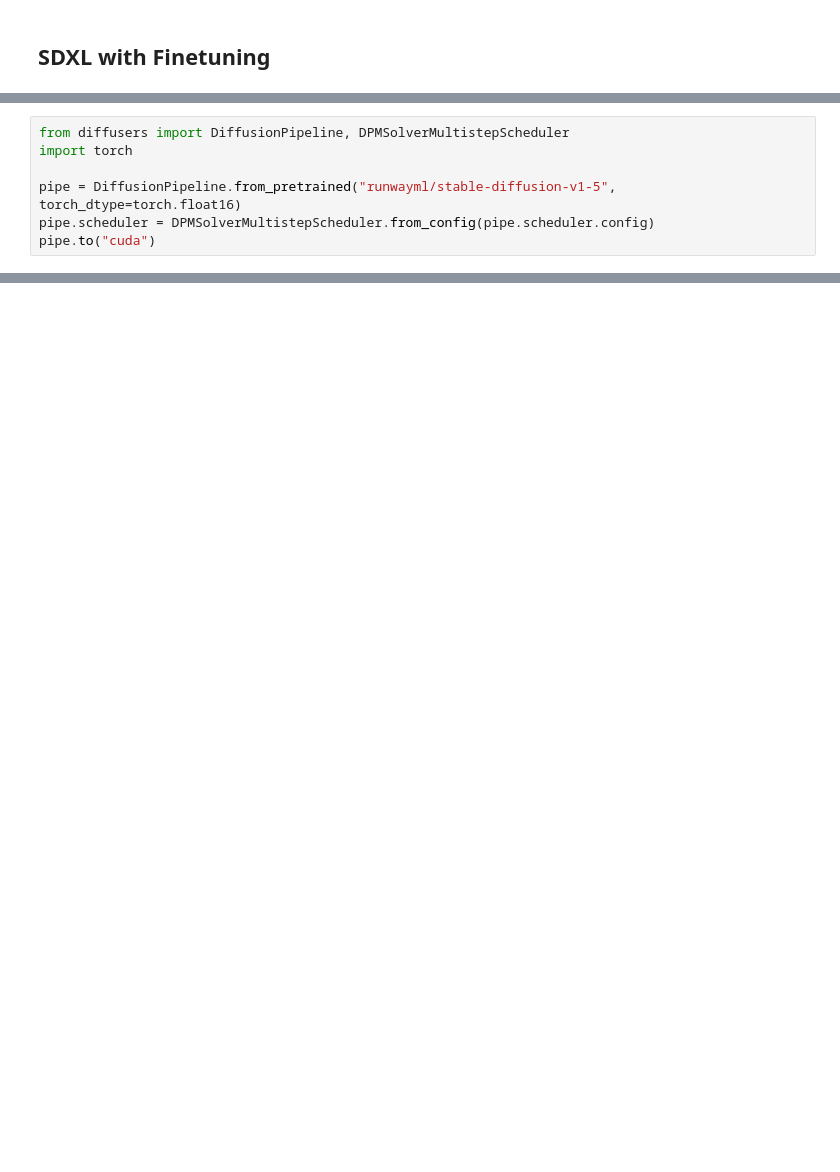
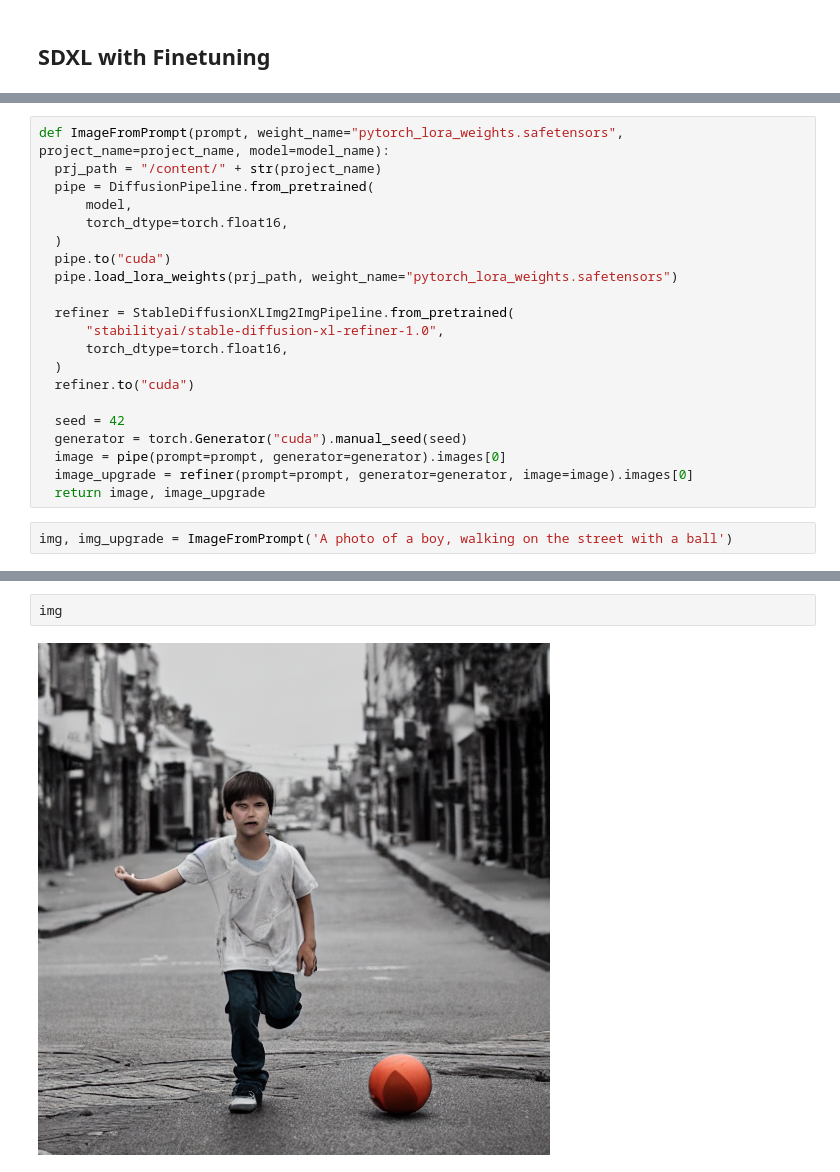
Before and after one commit to kirbu123/FilmGeneration, a Jupyter notebook: FilmGenerationAttemp.ipynb, the cells around one changed output, grey strips where cells are left out. Drawn from its saved outputs; the diff is of its cells as text; blank space fills up the shorter version.

```diff
--- a/FilmGenerationAttemp.ipynb
+++ b/FilmGenerationAttemp.ipynb
@@ -442,7 +294,0 @@ subprocess.CalledProcessError: Command '['/usr/bin/python3', 'train_dreambooth.p
-# %%
-from diffusers import DiffusionPipeline, DPMSolverMultistepScheduler
-import torch
-
-pipe = DiffusionPipeline.from_pretrained("runwayml/stable-diffusion-v1-5", torch_dtype=torch.float16)
-pipe.scheduler = DPMSolverMultistepScheduler.from_config(pipe.scheduler.config)
-pipe.to("cuda")
@@ -450,0 +407,23 @@ ImportError: ignored
+# %%
+def ImageFromPrompt(prompt, weight_name="pytorch_lora_weights.safetensors", project_name=project_name, model=model_name):
+  prj_path = "/content/" + str(project_name)
+  pipe = DiffusionPipeline.from_pretrained(
+      model,
+      torch_dtype=torch.float16,
+  )
+  pipe.to("cuda")
+  pipe.load_lora_weights(prj_path, weight_name="pytorch_lora_weights.safetensors")
+
+  refiner = StableDiffusionXLImg2ImgPipeline.from_pretrained(
+      "stabilityai/stable-diffusion-xl-refiner-1.0",
+      torch_dtype=torch.float16,
+  )
+  refiner.to("cuda")
+
+  seed = 42
+  generator = torch.Generator("cuda").manual_seed(seed)
+  image = pipe(prompt=prompt, generator=generator).images[0]
+  image_upgrade = refiner(prompt=prompt, generator=generator, image=image).images[0]
+  return image, image_upgrade
+# %%
+img, img_upgrade = ImageFromPrompt('A photo of a boy, walking on the street with a ball')
@@ -450,0 +435,4 @@ ImportError: ignored
+# %%
+img
+# %% [output]
+[figure, added]
```
Also changed, not shown: parts of 37 cells of this notebook.
